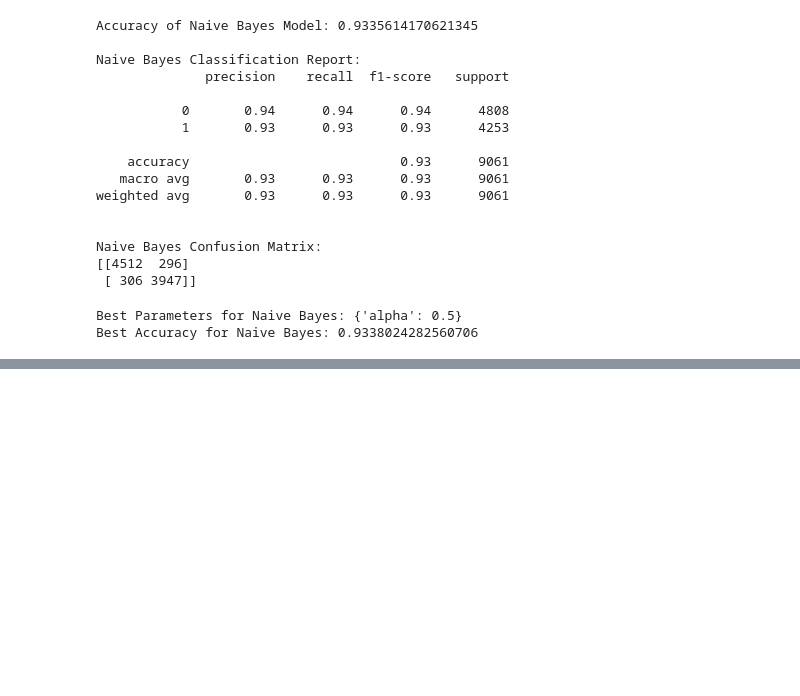
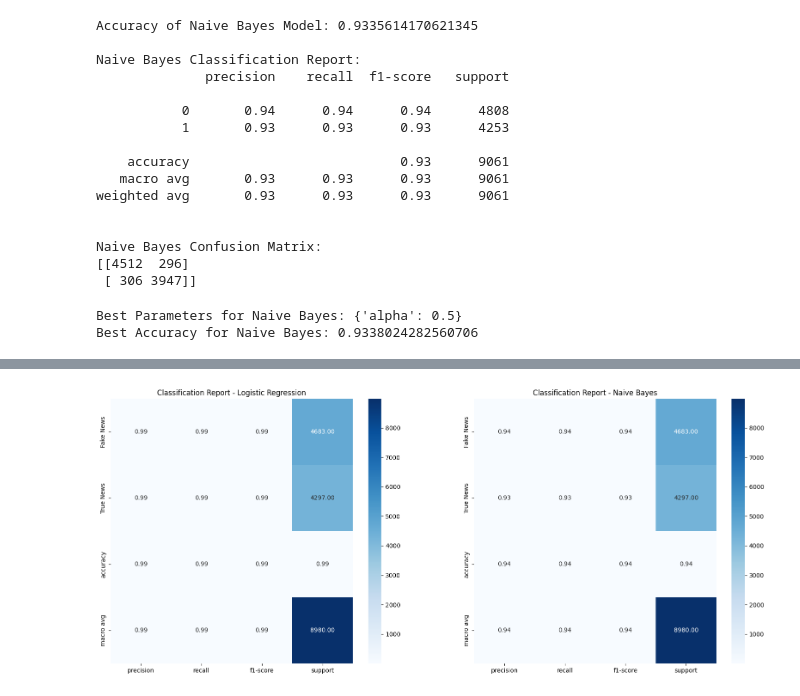
Before and after one commit to OgunmodedePeacePax/Brainwave_Matrix_Intern, a Jupyter notebook: Brainwave_Intern.ipynb, the cells around one changed output, grey strips where cells are left out. Saved outputs shown, nothing was run; the diff lists cells and outputs as text; code cells hidden in the pictures; blank space fills up the shorter version.

```diff
--- a/Brainwave_Intern.ipynb
+++ b/Brainwave_Intern.ipynb
@@ -284,8 +245,0 @@ def preprocess_text(text):
-# %%
-combined_df['text'] = combined_df['text'].apply(clean_text).apply(preprocess_text)
-
-tfidf_vectorizer = TfidfVectorizer(max_features=5000)
-X = tfidf_vectorizer.fit_transform(combined_df['text'])
-y = combined_df['label'].values
-
-X_train, X_test, y_train, y_test = train_test_split(X, y, test_size=0.2, random_state=42)
@@ -309,0 +293,21 @@ print(confusion_matrix(y_test, svm_pred))
+# %%
+from sklearn.metrics import classification_report
+import pandas as pd
+
+log_reg_report = classification_report(y_test, y_pred, target_names=['Fake News', 'True News'], output_dict=True)
+log_reg_df = pd.DataFrame(log_reg_report).transpose()
+
+nb_report = classification_report(y_test, nb_pred, target_names=['Fake News', 'True News'], output_dict=True)
+nb_df = pd.DataFrame(nb_report).transpose()
+
+fig, ax = plt.subplots(1, 2, figsize=(20, 8))
+
+sns.heatmap(log_reg_df.iloc[:-1, :], annot=True, cmap='Blues', fmt='.2f', ax=ax[0])
+ax[0].set_title('Classification Report - Logistic Regression')
+
+sns.heatmap(nb_df.iloc[:-1, :], annot=True, cmap='Blues', fmt='.2f', ax=ax[1])
+ax[1].set_title('Classification Report - Naive Bayes')
+
+plt.show()
+# %% [output]
+[figure, added]
```
Also changed, not shown: parts of 8 cells of this notebook.
